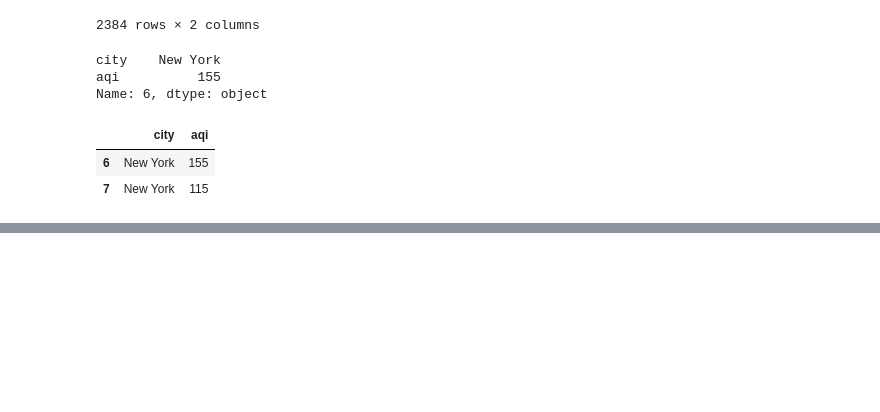
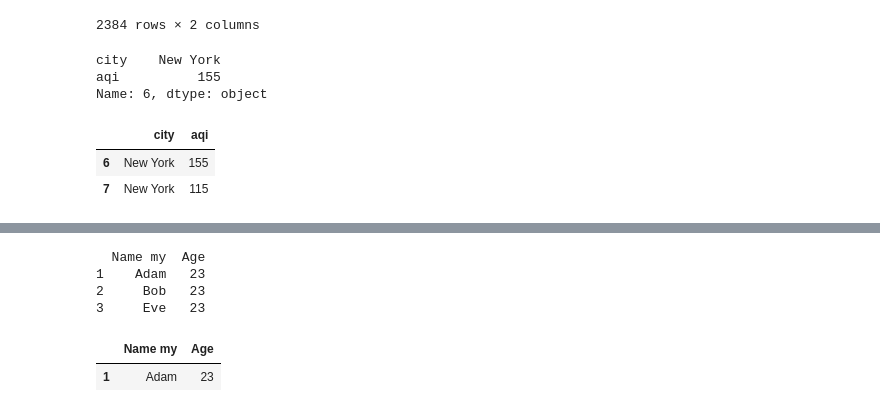
Before and after one commit to jibitesh-auth/AI-ML, a Jupyter notebook: Pandas/pandas.ipynb, the cells around one changed output, grey strips where cells are left out. Drawn from its saved outputs; the diff is of its cells as text; code cells hidden in the pictures; blank space fills up the shorter version.

```diff
--- a/Pandas/pandas.ipynb
+++ b/Pandas/pandas.ipynb
@@ -622,0 +657,14 @@ aqi_data.loc[6:7]   #aqi_data.loc[0] ----> error
+# %%
+#Backticks
+
+df1 = pd.DataFrame([["Adam",23],["Bob",23],["Eve",23]], columns=["Name my","Age"], index=[1,2,3])
+print(df1)
+
+df1.query("`Name my`=='Adam'")
+# %% [output]
+  Name my  Age
+1    Adam   23
+2     Bob   23
+3     Eve   23
+|  | Name my | Age |
+| 1 | Adam | 23 |
```
Also changed, not shown: parts of 7 cells of this notebook.
